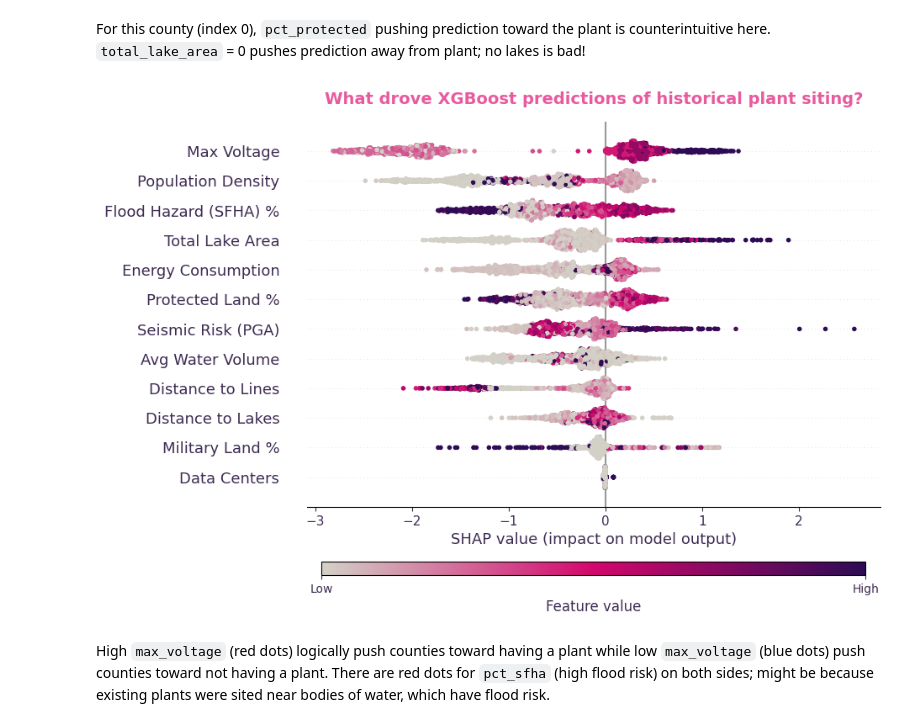
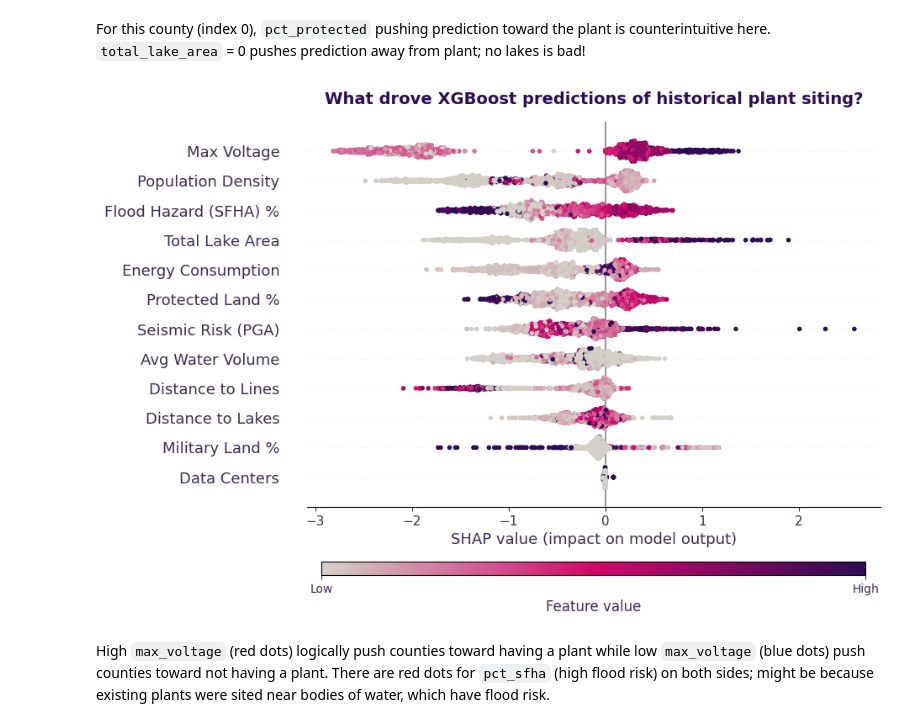
Before and after one commit to quentinconklejr/team-nuclear-family, a Jupyter notebook: notebooks/modeling/validation.ipynb, the cells around one changed output. Cells and saved outputs as stored; diff of their text form; code cells hidden in the pictures.

```diff
--- a/notebooks/modeling/validation.ipynb
+++ b/notebooks/modeling/validation.ipynb
@@ -753,7 +754,7 @@ cmap = mcolors.LinearSegmentedColormap.from_list(
 
 cmap = mcolors.LinearSegmentedColormap.from_list(
     'deck_colors',
-    ['#D3D1C7', "#D3076D", "#2E0B55"]
+    ['#D3D1C7', '#D3076D', '#2E0B55']
 )
 
 # beeswarm call — styling comes AFTER this
@@ -761,35 +762,35 @@ shap.plots.beeswarm(shap_explanation, max_display=len(scored_features),
                     show=False, plot_size=(11, 7), color=cmap)
 
 # now grab axes and style
 ax = plt.gca()
 fig = plt.gcf()
 ax.set_title('What drove XGBoost predictions of historical plant siting?',
-             color='#E85A9E', fontsize=14, fontweight='bold', pad=15)
+             color='#2E0B55', fontsize=14, fontweight='bold', pad=15)
 
 for label in ax.get_yticklabels():
     label.set_color('#3D2B52')
 for label in ax.get_xticklabels():
     label.set_color('#3D2B52')
 for ax_cb in fig.axes:
     if ax_cb != ax:
         ax_cb.remove()
 
 # add a new horizontal colorbar at the bottom
 sm = plt.cm.ScalarMappable(cmap=cmap, norm=plt.Normalize(vmin=0, vmax=1))
 sm.set_array([])
 
 cbar = fig.colorbar(sm, ax=ax, orientation='horizontal',
                     fraction=0.03, pad=0.12, aspect=40)
 cbar.set_ticks([0, 1])
 cbar.set_ticklabels(['Low', 'High'])
 cbar.ax.xaxis.label.set_color('#3D2B52')
 cbar.ax.tick_params(colors='#3D2B52')
 cbar.set_label('Feature value', color='#3D2B52', fontsize=12)
 
 
 ax.xaxis.label.set_color('#3D2B52')
 # %% [output]
-[figure, old version]
+[figure, new version]
 # %% [markdown]
 High `max_voltage` (red dots) logically push counties toward having a plant while low `max_voltage` (blue dots) push counties toward not having a plant. There are red dots for `pct_sfha` (high flood risk) on both sides; might be because existing plants were sited near bodies of water, which have flood risk.
 # %%
```
Also changed, not shown: parts of 5 cells of this notebook, 3 other files.
